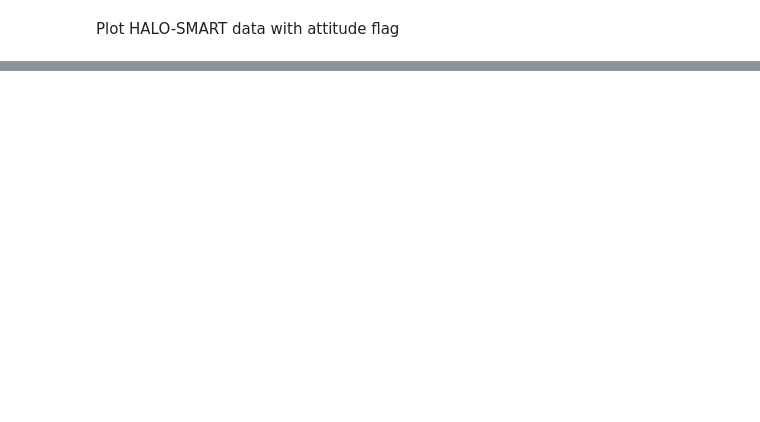
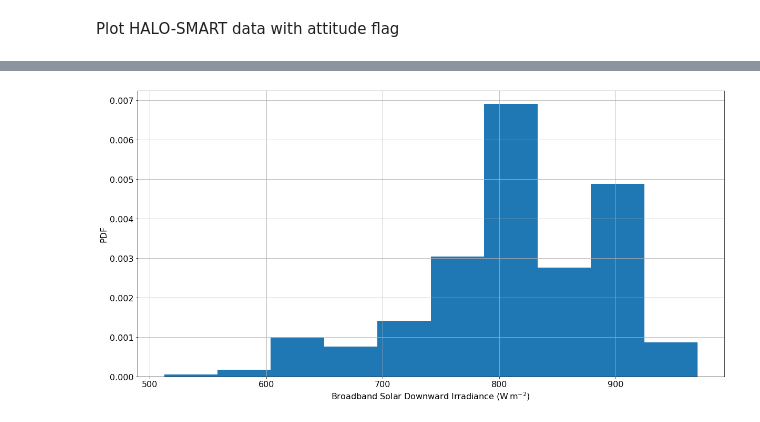
Before and after one commit to jroettenbacher/phd_base, a Jupyter notebook: quicklooks/halo_smart_quicklook_halo_ac3.ipynb, the cells around one changed output, grey strips where cells are left out. Cells and saved outputs as stored; diff of their text form; code cells hidden in the pictures; blank space fills up the shorter version.

```diff
--- a/quicklooks/halo_smart_quicklook_halo_ac3.ipynb
+++ b/quicklooks/halo_smart_quicklook_halo_ac3.ipynb
@@ -137,0 +162,3 @@ plt.close()
+# %%
+ds_halo_smart_filtered = ds_halo_smart.where(attitude_filter)
+ds_halo_smart_filtered
@@ -137,0 +178,9 @@ plt.close()
+# %%
+ds_halo_smart_filtered.F_down_solar_bb.plot.hist(density=True)
+plt.grid()
+plt.xlabel("Broadband Solar Downward Irradiance (W$\,$m$^{-2}$)")
+plt.ylabel("PDF")
+plt.show()
+plt.close()
+# %% [output]
+[figure, added]
```
Also changed, not shown: parts of 10 cells of this notebook, 9 other files.
